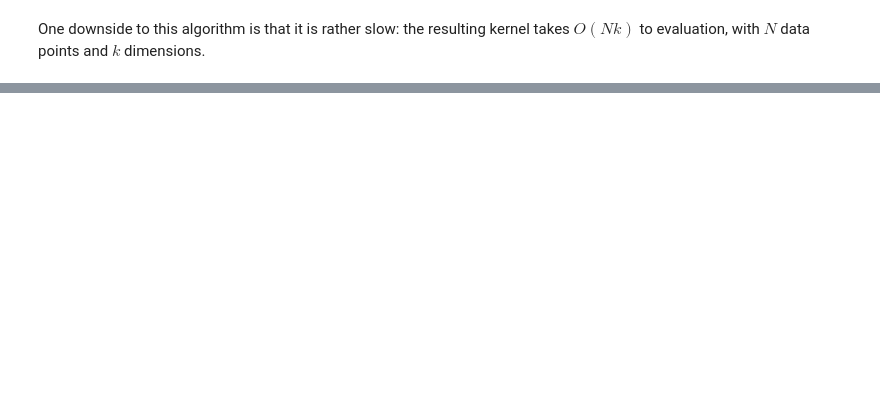
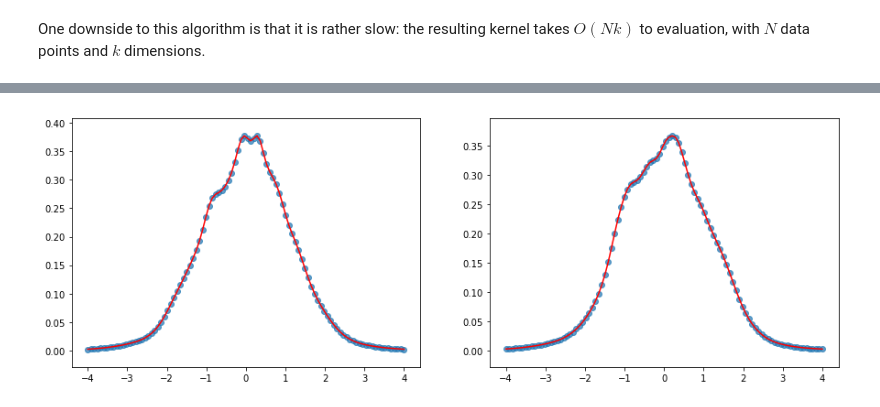
Before and after one commit to QuantCrimAtLeeds/PredictCode, a Jupyter notebook: Kernel estimation.ipynb, the cells around one changed output, grey strips where cells are left out. Cells and saved outputs as stored; diff of their text form; code cells hidden in the pictures; blank space fills up the shorter version.

```diff
--- a/Kernel estimation.ipynb
+++ b/Kernel estimation.ipynb
@@ -174,0 +183,25 @@ One downside to this algorithm is that it is rather slow: the resulting kernel t
+# %%
+import scipy.integrate
+
+def x_marginal(kernel, x):
+    return scipy.integrate.quad(lambda y : kernel([x,y]), -5, 5)[0]
+def y_marginal(kernel, y):
+    return scipy.integrate.quad(lambda x : kernel([x,y]), -5, 5)[0]
+
+fig, ax = plt.subplots(ncols=2, figsize=(15,5))
+
+x = np.linspace(-4, 4, 100)
+inted = [x_marginal(kth_kernel_2d, xx) for xx in x]
+ax[0].scatter(x, inted, alpha=0.7)
+marginal = open_cp.kernels.marginal_knng(data_2d, 0, k=20)
+comp = marginal(x)
+ax[0].plot(x, comp, color="red")
+
+inted = [y_marginal(kth_kernel_2d, xx) for xx in x]
+ax[1].scatter(x, inted, alpha=0.7)
+marginal = open_cp.kernels.marginal_knng(data_2d, 1, k=20)
+comp = marginal(x)
+ax[1].plot(x, comp, color="red")
+None
+# %% [output]
+[figure, added]
```
Also changed, not shown: parts of 18 cells of this notebook, 8 other files.
